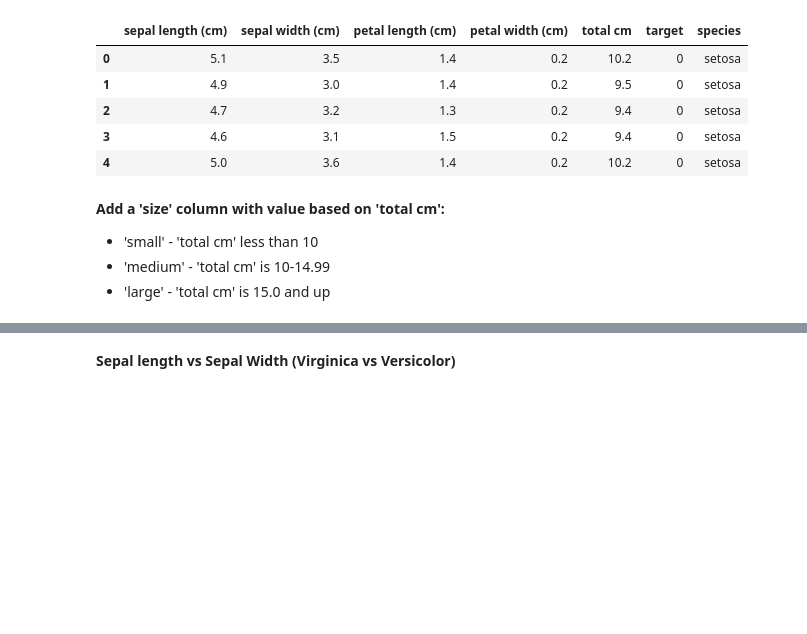
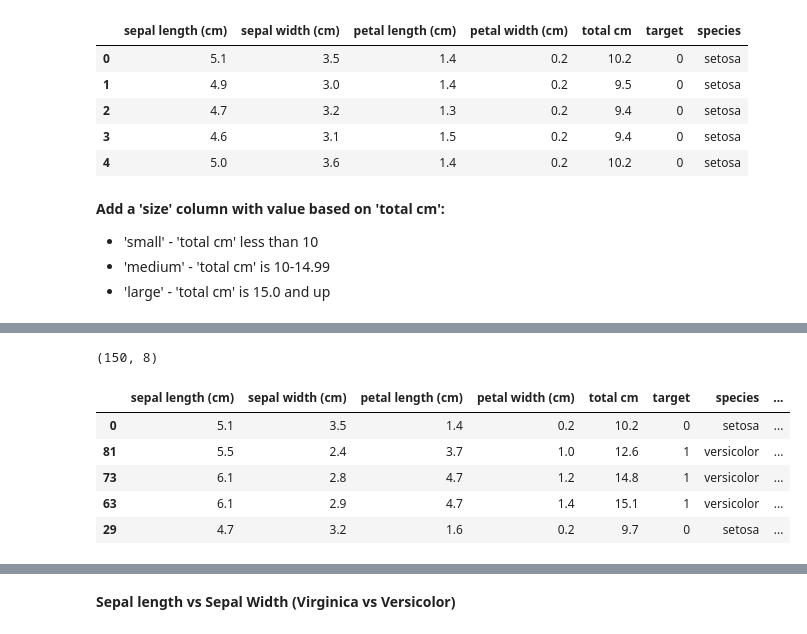
Before and after one commit to brianmccln/Python-Machine-Learning-TMobile-OCt-2025, a Jupyter notebook: __START/_ML_3.5_Irises_K_Nearest_Neighbors_PROG.ipynb, the cells around one changed output, grey strips where cells are left out. Saved outputs shown, nothing was run; the diff lists cells and outputs as text; code cells hidden in the pictures; blank space fills up the shorter version.

```diff
--- a/__START/_ML_3.5_Irises_K_Nearest_Neighbors_PROG.ipynb
+++ b/__START/_ML_3.5_Irises_K_Nearest_Neighbors_PROG.ipynb
@@ -293,6 +291,15 @@ iris_df.head()
 # %%
 # 20. Output the updated df, now with 'size' column:
-print() # (150, 8)
+print(iris_df.shape) # (150, 8)
+iris_df.sample(5)
+# %% [output]
+(150, 8)
+|  | sepal length (cm) | sepal width (cm) | petal length (cm) | petal width (cm) | total cm | target | species | ... |
+| 0 | 5.1 | 3.5 | 1.4 | 0.2 | 10.2 | 0 | setosa | ... |
+| 81 | 5.5 | 2.4 | 3.7 | 1.0 | 12.6 | 1 | versicolor | ... |
+| 73 | 6.1 | 2.8 | 4.7 | 1.2 | 14.8 | 1 | versicolor | ... |
+| 63 | 6.1 | 2.9 | 4.7 | 1.4 | 15.1 | 1 | versicolor | ... |
+| 29 | 4.7 | 3.2 | 1.6 | 0.2 | 9.7 | 0 | setosa | ... |
 # %%
 # 21. Make a df of just the rows where target is 0
 # which is 'setosa':
```
Also changed, not shown: parts of 12 cells of this notebook.
